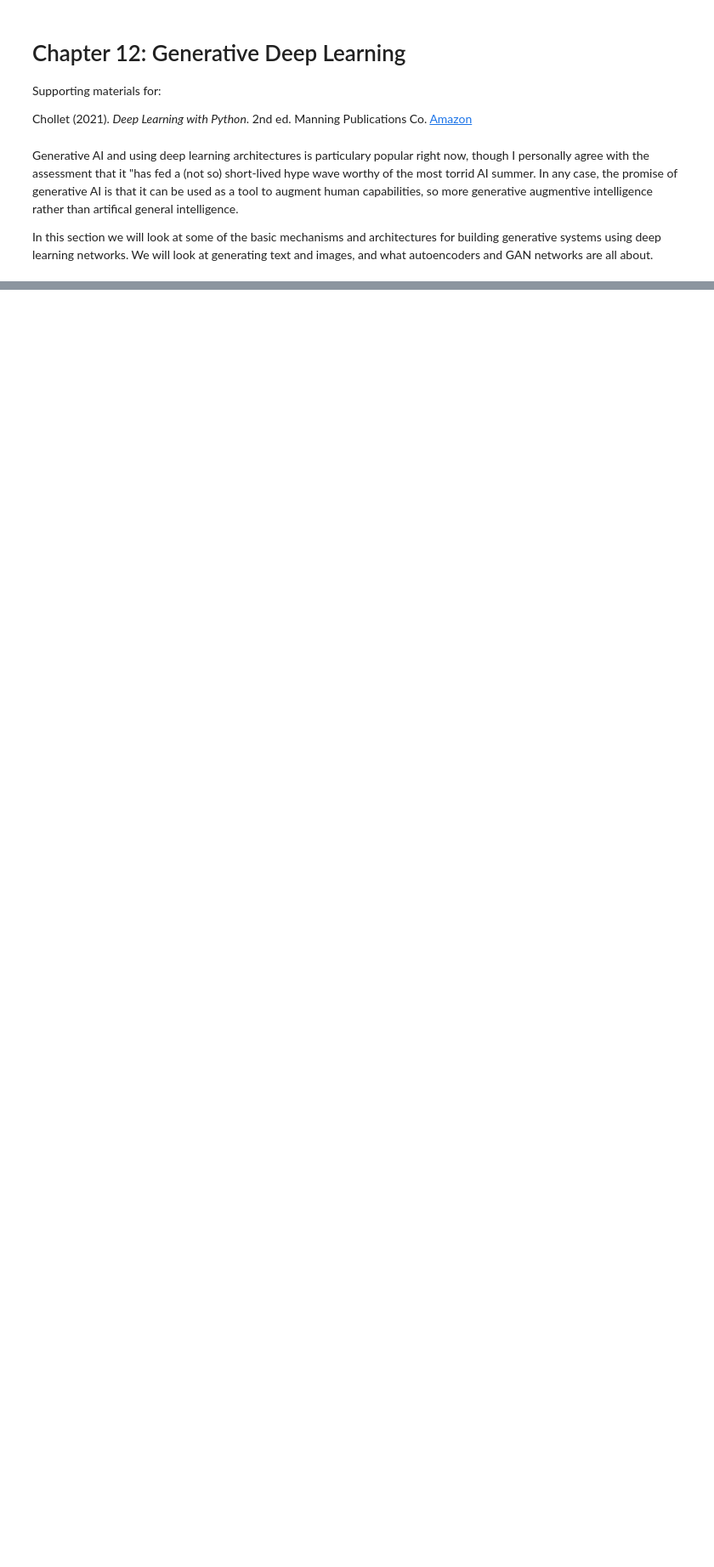
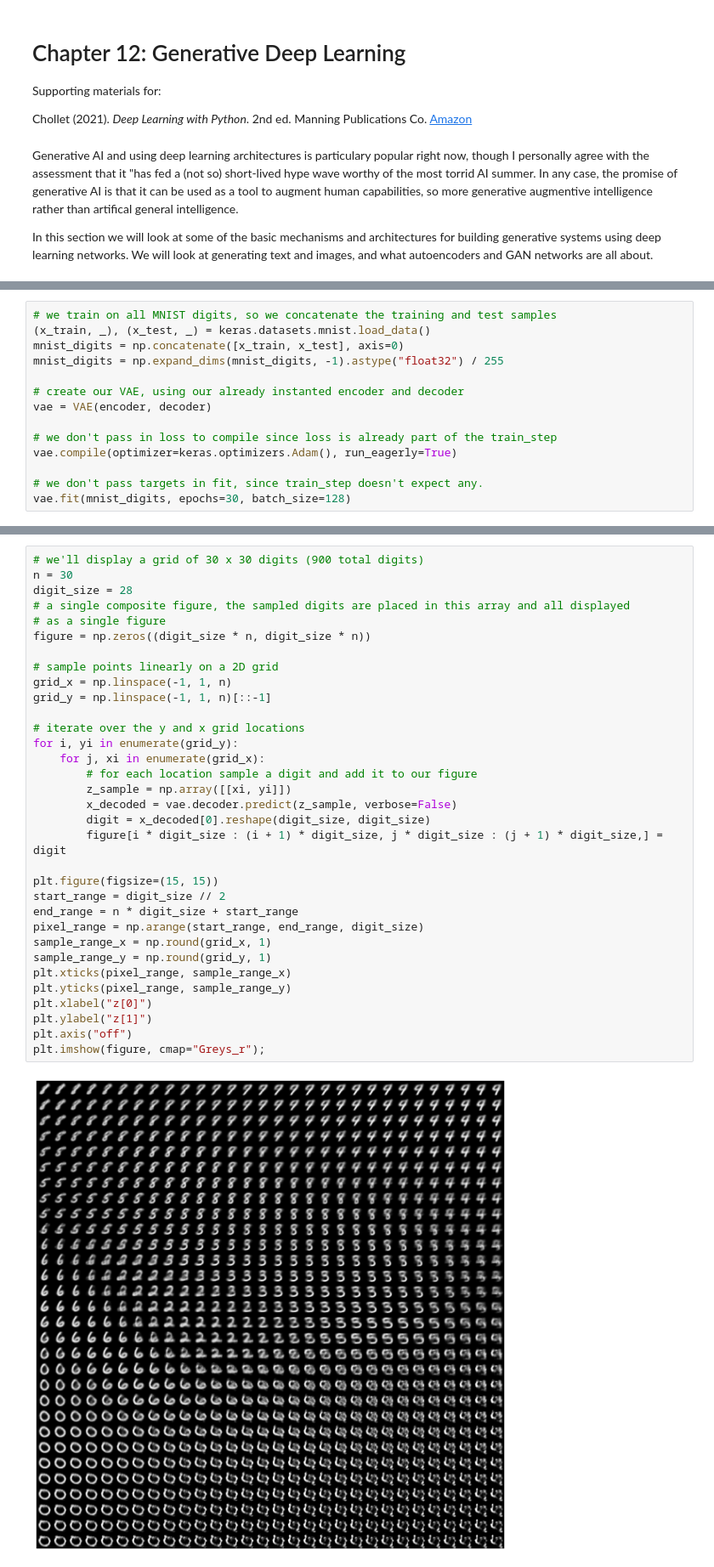
Before and after one commit to csci560-nndl/nndl, a Jupyter notebook: notebooks/ch-12-4-variational-autoencoders.ipynb, the cells around one changed output, grey strips where cells are left out. Shown at 85% size. Saved outputs shown, nothing was run; the diff lists cells and outputs as text; blank space fills up the shorter version.

Commit message:
Ch 12-4 discussion materials for VAEs
Discussion materials, slides and notebook for
talks on Variable Auto Encoders.

```diff
--- a/notebooks/ch-12-4-variational-autoencoders.ipynb
+++ b/notebooks/ch-12-4-variational-autoencoders.ipynb
@@ -60,0 +254,14 @@ what autoencoders and GAN networks are all about.
+# %%
+# we train on all MNIST digits, so we concatenate the training and test samples
+(x_train, _), (x_test, _) = keras.datasets.mnist.load_data()
+mnist_digits = np.concatenate([x_train, x_test], axis=0)
+mnist_digits = np.expand_dims(mnist_digits, -1).astype("float32") / 255
+
+# create our VAE, using our already instanted encoder and decoder
+vae = VAE(encoder, decoder)
+
+# we don't pass in loss to compile since loss is already part of the train_step
+vae.compile(optimizer=keras.optimizers.Adam(), run_eagerly=True)
+
+# we don't pass targets in fit, since train_step doesn't expect any.
+vae.fit(mnist_digits, epochs=30, batch_size=128)
@@ -60,0 +297,35 @@ what autoencoders and GAN networks are all about.
+# %%
+# we'll display a grid of 30 x 30 digits (900 total digits)
+n = 30
+digit_size = 28
+# a single composite figure, the sampled digits are placed in this array and all displayed
+# as a single figure
+figure = np.zeros((digit_size * n, digit_size * n))
+
+# sample points linearly on a 2D grid
+grid_x = np.linspace(-1, 1, n)
+grid_y = np.linspace(-1, 1, n)[::-1]
+
+# iterate over the y and x grid locations
+for i, yi in enumerate(grid_y):
+    for j, xi in enumerate(grid_x):
+        # for each location sample a digit and add it to our figure
+        z_sample = np.array([[xi, yi]])
+        x_decoded = vae.decoder.predict(z_sample, verbose=False)
+        digit = x_decoded[0].reshape(digit_size, digit_size)
+        figure[i * digit_size : (i + 1) * digit_size, j * digit_size : (j + 1) * digit_size,] = digit
+
+plt.figure(figsize=(15, 15))
+start_range = digit_size // 2
+end_range = n * digit_size + start_range
+pixel_range = np.arange(start_range, end_range, digit_size)
+sample_range_x = np.round(grid_x, 1)
+sample_range_y = np.round(grid_y, 1)
+plt.xticks(pixel_range, sample_range_x)
+plt.yticks(pixel_range, sample_range_y)
+plt.xlabel("z[0]")
+plt.ylabel("z[1]")
+plt.axis("off")
+plt.imshow(figure, cmap="Greys_r");
+# %% [output]
+[figure, added]
```
Also changed, not shown: parts of 15 cells of this notebook, 7 other files.
